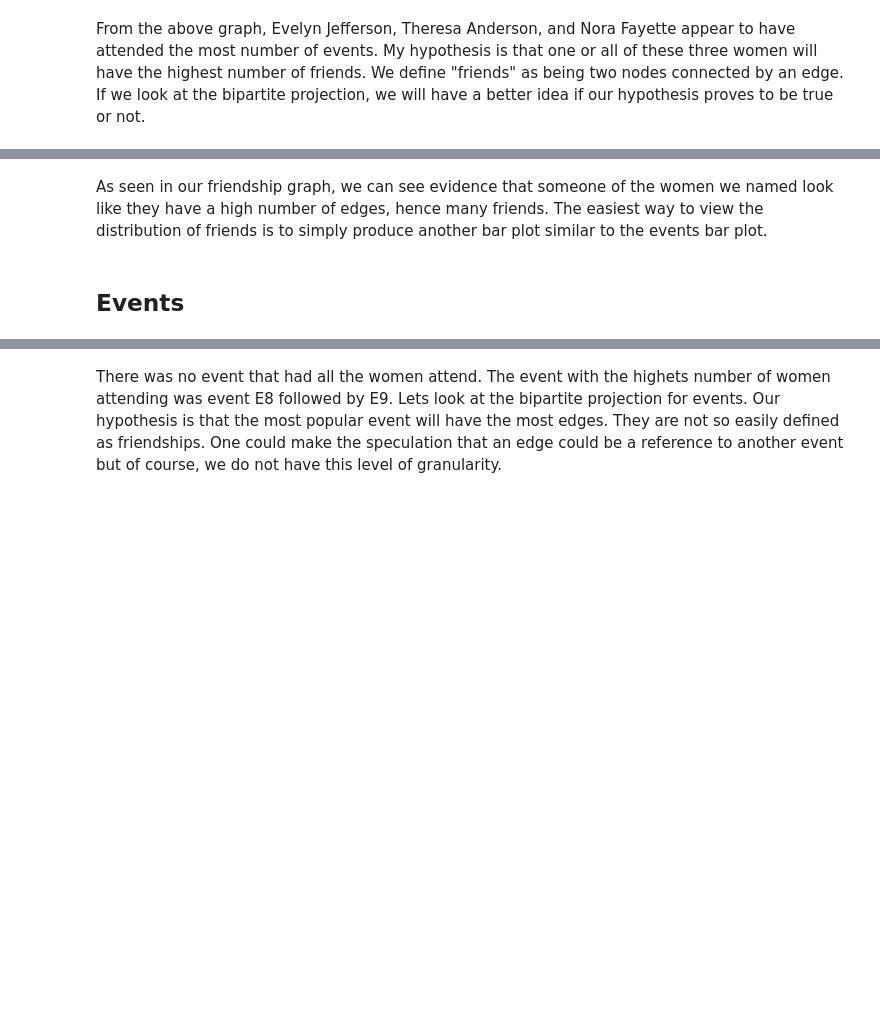
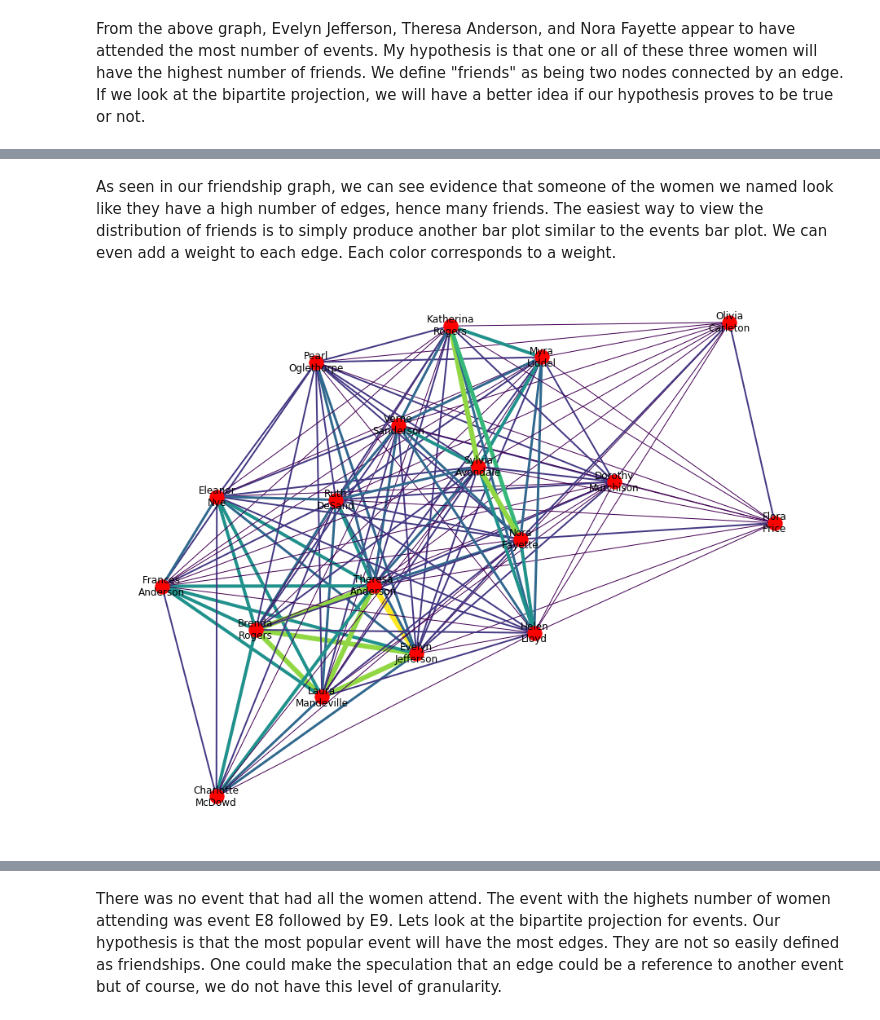
Before and after one commit to vindication09/DATA-620, a Jupyter notebook: DATA 620 - Week 3a.ipynb, the cells around one changed output, grey strips where cells are left out. Saved outputs shown, nothing was run; the diff lists cells and outputs as text; code cells hidden in the pictures; blank space fills up the shorter version.

```diff
--- a/DATA 620 - Week 3a.ipynb
+++ b/DATA 620 - Week 3a.ipynb
@@ -228,7 +232,19 @@ plot.show()
 # %% [markdown]
-As seen in our friendship graph, we can see evidence that someone of the women we named look like they have a high number of edges, hence many friends. The easiest way to view the distribution of friends is to simply produce another bar plot similar to the events bar plot.
+As seen in our friendship graph, we can see evidence that someone of the women we named look like they have a high number of edges, hence many friends. The easiest way to view the distribution of friends is to simply produce another bar plot similar to the events bar plot. We can even add a weight to each edge. Each color corresponds to a weight.
-# %% [markdown]
-## Events
+# %%
+w = nx.project(G, women)
+
+wnet = bipartite.weighted_projected_graph(G, w, ratio=False)
+
+weights = [edata['weight'] for f,t,edata in wnet.edges(data=True)]
+
+plot.figure(figsize = (15,12))
+
+plot.axis("off")
+
+nx.draw_networkx(wnet, width=weights, edge_color=weights)
+# %% [output]
+[figure, added]
 # %%
 plot.figure(figsize=(15,8))
 
```
Also changed, not shown: parts of 17 cells of this notebook.
